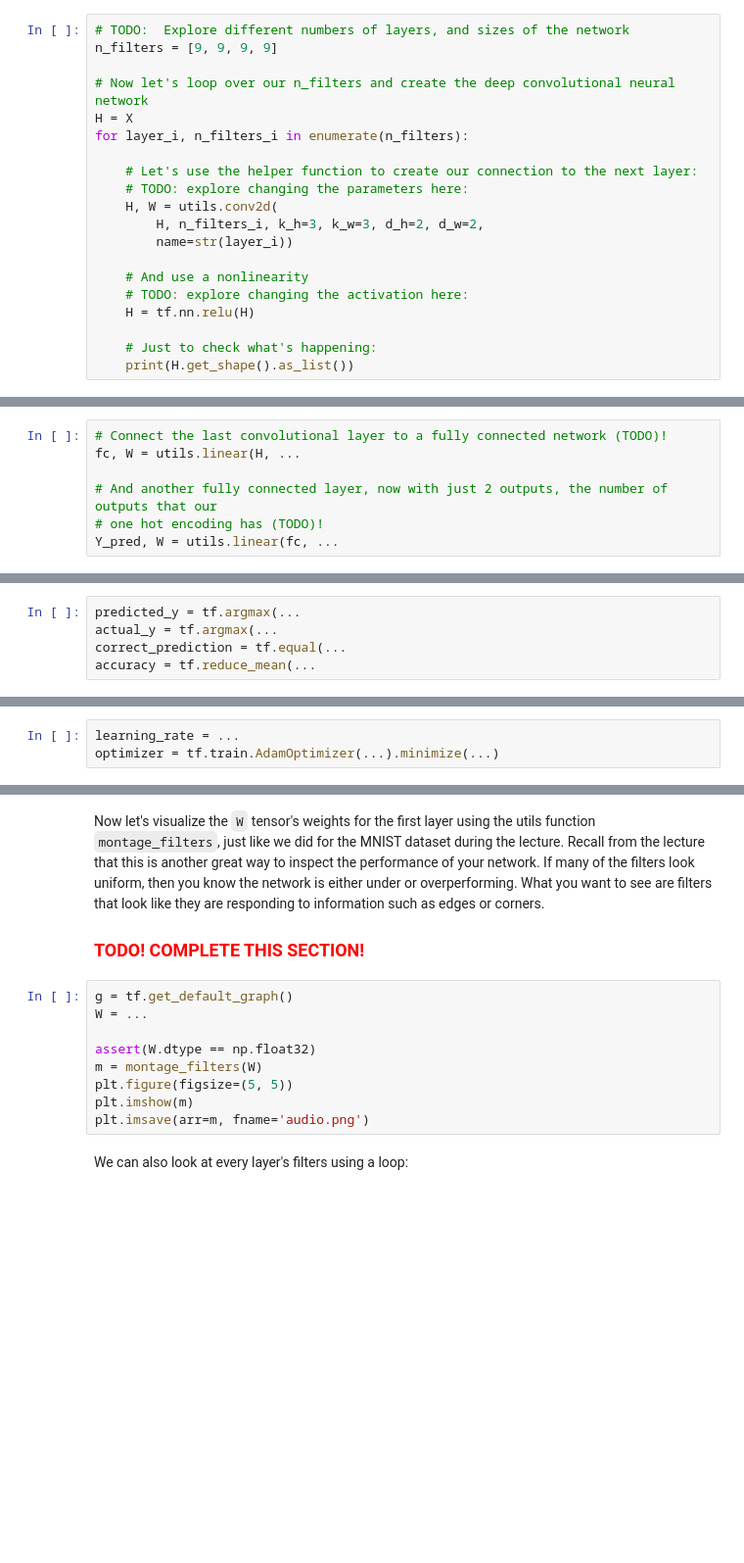
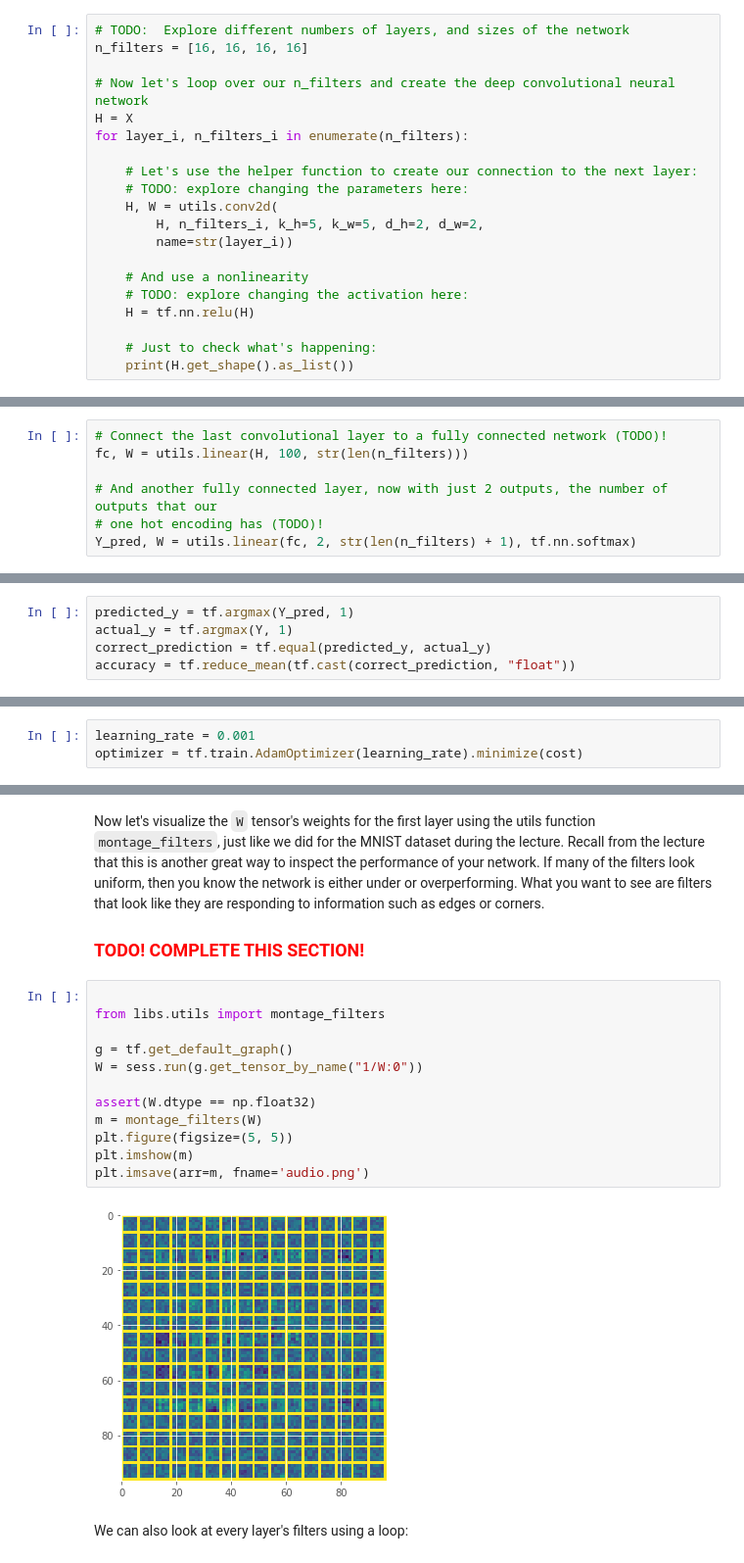
Before and after one commit to axsaucedo/deep-learning-creative-tensorflow, a Jupyter notebook: session-3/session-3.ipynb, the cells around one changed output, grey strips where cells are left out. Shown at 98% size. Saved outputs shown, nothing was run; the diff lists cells and outputs as text; blank space fills up the shorter version.

```diff
--- a/session-3/session-3.ipynb
+++ b/session-3/session-3.ipynb
@@ -1143,7 +1179,7 @@ Let's now create our deep convolutional network.  Start by first creating the co
 <h3><font color='red'>TODO! COMPLETE THIS SECTION!</font></h3>
 # %%
 # TODO:  Explore different numbers of layers, and sizes of the network
-n_filters = [9, 9, 9, 9]
+n_filters = [16, 16, 16, 16]
 
 # Now let's loop over our n_filters and create the deep convolutional neural network
 H = X
@@ -1152,7 +1188,7 @@ for layer_i, n_filters_i in enumerate(n_filters):
     # Let's use the helper function to create our connection to the next layer:
     # TODO: explore changing the parameters here:
     H, W = utils.conv2d(
-        H, n_filters_i, k_h=3, k_w=3, d_h=2, d_w=2,
+        H, n_filters_i, k_h=5, k_w=5, d_h=2, d_w=2,
         name=str(layer_i))
 
     # And use a nonlinearity
@@ -1167,11 +1208,11 @@ We'll now connect our last convolutional layer to a fully connected layer of 100
 <h3><font color='red'>TODO! COMPLETE THIS SECTION!</font></h3>
 # %%
 # Connect the last convolutional layer to a fully connected network (TODO)!
-fc, W = utils.linear(H, ...
+fc, W = utils.linear(H, 100, str(len(n_filters)))
 
 # And another fully connected layer, now with just 2 outputs, the number of outputs that our
 # one hot encoding has (TODO)!
-Y_pred, W = utils.linear(fc, ...
+Y_pred, W = utils.linear(fc, 2, str(len(n_filters) + 1), tf.nn.softmax)
 # %% [markdown]
 We'll now create our cost.  Unlike the MNIST network, we're going to use a binary cross entropy as we only have 2 possible classes.  You can use the `utils.binary_cross_entropy` function to help you with this.  Remember, the final cost measure the average loss of your batches.
 # %%
@@ -1182,17 +1223,17 @@ Just like in MNIST, we'll now also create a measure of accuracy by finding the p
 
 <h3><font color='red'>TODO! COMPLETE THIS SECTION!</font></h3>
 # %%
-predicted_y = tf.argmax(...
-actual_y = tf.argmax(...
-correct_prediction = tf.equal(...
-accuracy = tf.reduce_mean(...
+predicted_y = tf.argmax(Y_pred, 1)
+actual_y = tf.argmax(Y, 1)
+correct_prediction = tf.equal(predicted_y, actual_y)
+accuracy = tf.reduce_mean(tf.cast(correct_prediction, "float"))
 # %% [markdown]
 We'll now create an optimizer and train our network:
 
 <h3><font color='red'>TODO! COMPLETE THIS SECTION!</font></h3>
 # %%
-learning_rate = ...
-optimizer = tf.train.AdamOptimizer(...).minimize(...)
+learning_rate = 0.001
+optimizer = tf.train.AdamOptimizer(learning_rate).minimize(cost)
 # %% [markdown]
 Now we're ready to train.  This is a pretty simple dataset for a deep convolutional network. As a result, I've included code which demonstrates how to monitor validation performance.  A validation set is data that the network has never seen, and is not used for optimizing the weights of the network.  We use validation to better understand how well the performance of a network "generalizes" to unseen data.
 
@@ -1250,14 +1327,19 @@ Now let's visualize the `W` tensor's weights for the first layer using the utils
 
 <h3><font color='red'>TODO! COMPLETE THIS SECTION!</font></h3>
 # %%
+
+from libs.utils import montage_filters
+
 g = tf.get_default_graph()
-W = ...
+W = sess.run(g.get_tensor_by_name("1/W:0"))
 
 assert(W.dtype == np.float32)
 m = montage_filters(W)
 plt.figure(figsize=(5, 5))
 plt.imshow(m)
 plt.imsave(arr=m, fname='audio.png')
+# %% [output]
+[figure, added]
 # %% [markdown]
 We can also look at every layer's filters using a loop:
 # %%
```
Also changed, not shown: parts of 19 cells of this notebook, 13 other files.
